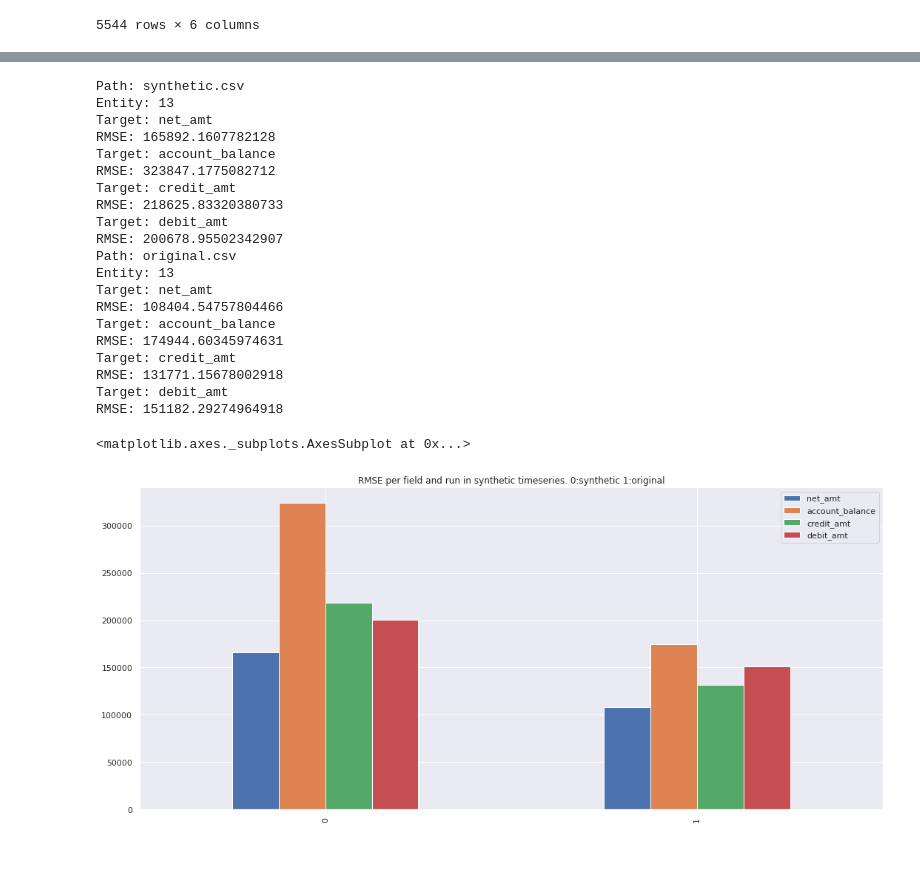
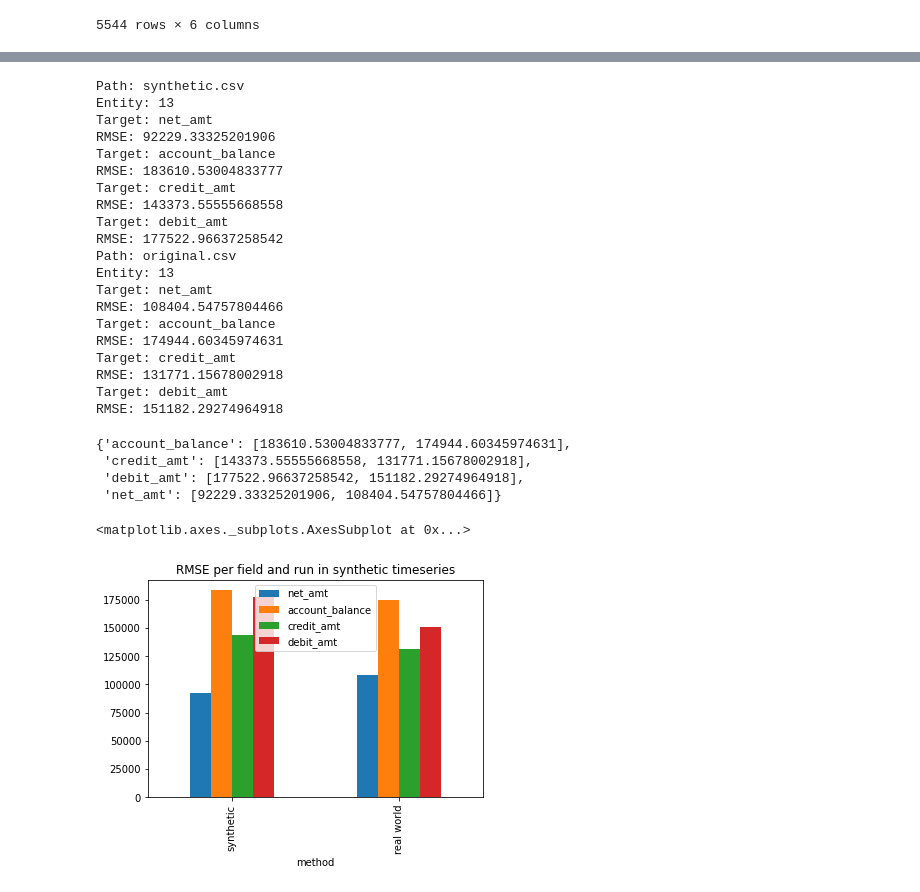
Before and after one commit to gretelai/gretel-blueprints, a Jupyter notebook: docs/notebooks/time_series_generation_poc.ipynb, the cells around one changed output, grey strips where cells are left out. Saved outputs shown, nothing was run; the diff lists cells and outputs as text; code cells hidden in the pictures; blank space fills up the shorter version.

Commit message:
Save original.csv

```diff
--- a/docs/notebooks/time_series_generation_poc.ipynb
+++ b/docs/notebooks/time_series_generation_poc.ipynb
@@ -234,11 +234,16 @@ task = {
 # Fine tune model parameters. These are the parameters we found to work best.  This is "Run 20" in the document
 config['models'][0]['synthetics']['task'] = task
 
-config['models'][0]['synthetics']['params']['vocab_size'] = 19
-config['models'][0]['synthetics']['params']['learning_rate'] = 0.001
-config['models'][0]['synthetics']['params']['epochs'] = 500
-config['models'][0]['synthetics']['params']['dropout_rate'] = .5
-config['models'][0]['synthetics']['params']['gen_temp'] = .8
+config['models'][0]['synthetics']['params']['vocab_size'] = 20
+config['models'][0]['synthetics']['params']['learning_rate'] = 0.005
+config['models'][0]['synthetics']['params']['epochs'] = 100
+config['models'][0]['synthetics']['params']['gen_temp'] = 0.8
+config['models'][0]['synthetics']['params']['reset_states'] = True
+config['models'][0]['synthetics']['params']['dropout_rate'] = 0.5
+config['models'][0]['synthetics']['params']['gen_temp'] = 0.8
+config['models'][0]['synthetics']['params']['early_stopping'] = True
+config['models'][0]['synthetics']['privacy_filters']['similarity'] = None
+config['models'][0]['synthetics']['privacy_filters']['outliers'] = None
 config['models'][0]['synthetics']['generate']['num_records'] = train_df.shape[0]
 
 # Initiate a new model with the chosen config
@@ -401,17 +406,18 @@ def ARIMA_run(data_paths: List[str],
   return target_scores
 # %%
 target_scores = ARIMA_run(['synthetic.csv', 'original.csv'], targets = ['net_amt', 'account_balance', 'credit_amt', 'debit_amt'], entities = [13], date_threshold = '1998-01-01')
+target_scores
 # %% [output]
 Path: synthetic.csv
 Entity: 13
 Target: net_amt
-RMSE: 165892.1607782128
+RMSE: 92229.33325201906
 Target: account_balance
-RMSE: 323847.1775082712
+RMSE: 183610.53004833777
 Target: credit_amt
-RMSE: 218625.83320380733
+RMSE: 143373.55555668558
 Target: debit_amt
-RMSE: 200678.95502342907
+RMSE: 177522.96637258542
 Path: original.csv
 Entity: 13
 Target: net_amt
@@ -422,8 +428,16 @@ Target: credit_amt
 RMSE: 131771.15678002918
 Target: debit_amt
 RMSE: 151182.29274964918
+{'account_balance': [183610.53004833777, 174944.60345974631],
+ 'credit_amt': [143373.55555668558, 131771.15678002918],
+ 'debit_amt': [177522.96637258542, 151182.29274964918],
+ 'net_amt': [92229.33325201906, 108404.54757804466]}
 # %%
-pd.DataFrame(target_scores).plot.bar(title="RMSE per field and run in synthetic timeseries. 0:synthetic 1:original")
+import plotly.express as px
+
+results = pd.DataFrame.from_dict(target_scores)
+results['method'] = ['synthetic', 'real world']
+results.plot.bar(x = 'method', title="RMSE per field and run in synthetic timeseries")
 # %% [output]
 <matplotlib.axes._subplots.AxesSubplot at 0x...>
-[figure, old version]
+[figure, new version]
```
Also changed, not shown: parts of 5 cells of this notebook.
